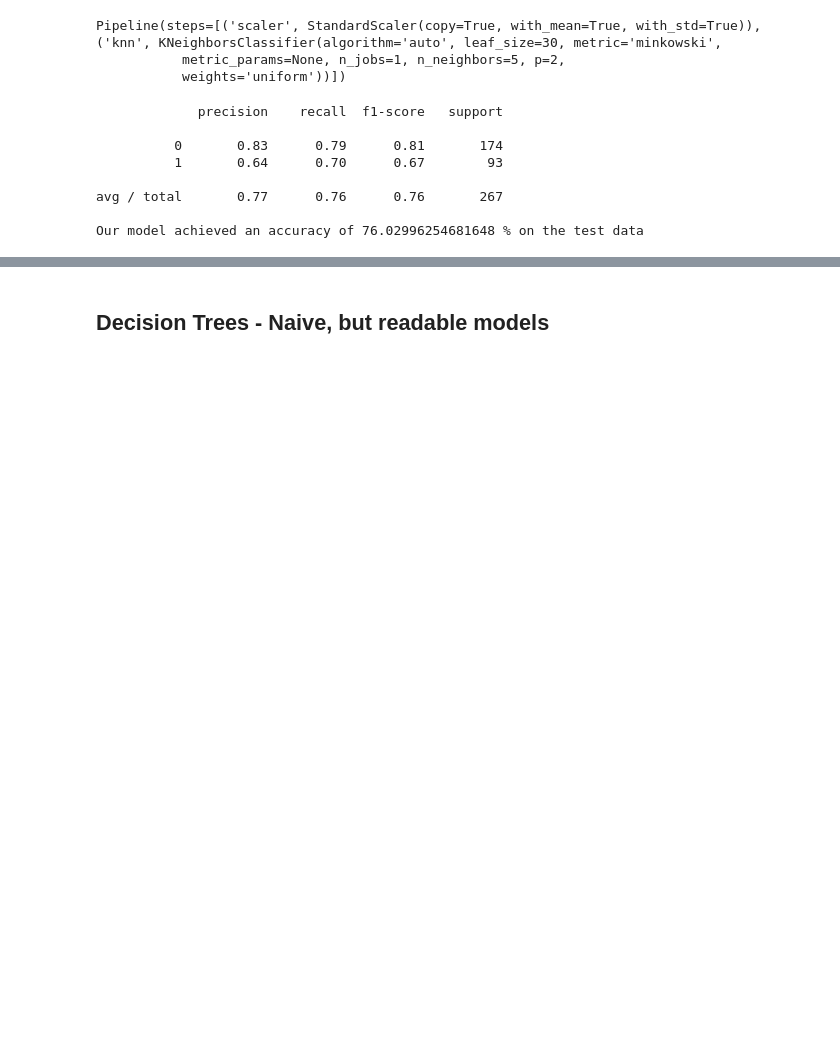
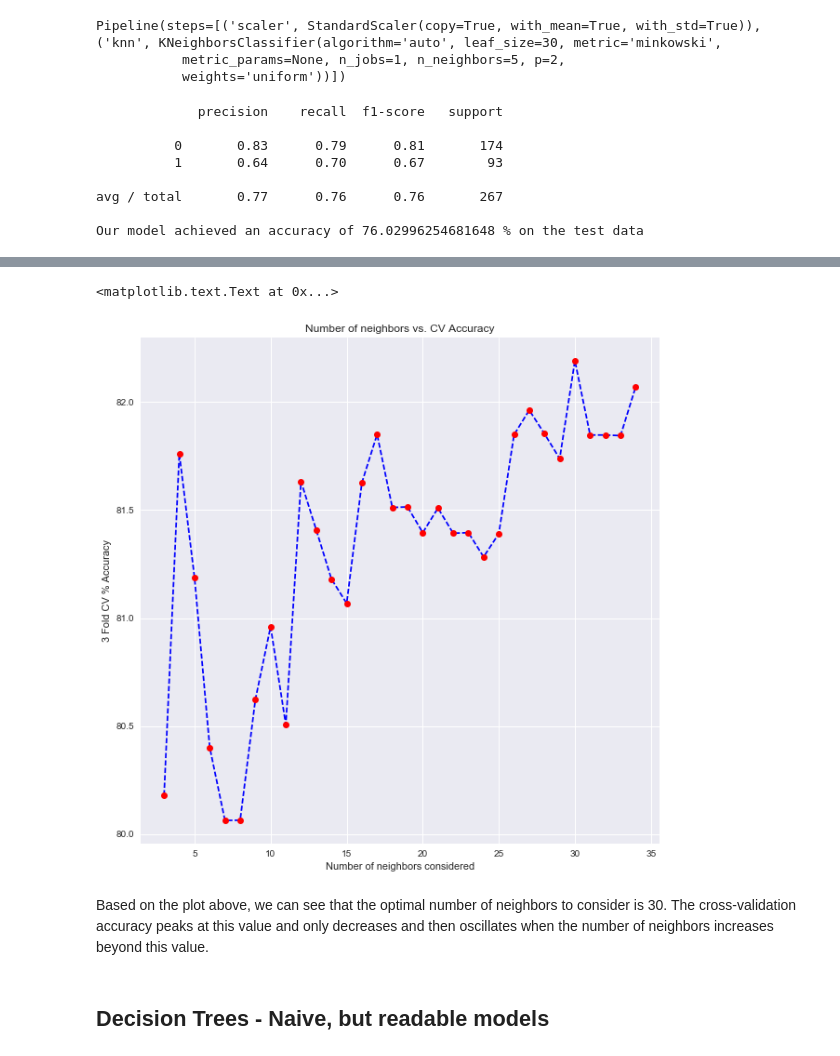
Before and after one commit to AmolMavuduru/IntroToMachineLearning, a Jupyter notebook: Intro to Machine Learning.ipynb, the cells around one changed output, grey strips where cells are left out. Cells and saved outputs as stored; diff of their text form; code cells hidden in the pictures; blank space fills up the shorter version.

```diff
--- a/Intro to Machine Learning.ipynb
+++ b/Intro to Machine Learning.ipynb
@@ -427,3 +437,29 @@ Our model achieved an accuracy of 76.02996254681648 % on the test data
+# %%
+from sklearn.model_selection import cross_val_score
+k_range = range(3,35)
+accuracies = []
+
+def average(X):
+
+    return sum(X)/len(X)
+
+for k in k_range:
+
+    knn_pipeline = Pipeline([('scaler', StandardScaler()), ('knn', KNeighborsClassifier(n_neighbors=k))])
+    cv_results = cross_val_score(knn_pipeline, X, y, scoring='accuracy', cv=11)
+    avg_percent_accuracy = 100*average(cv_results)
+    accuracies.append(avg_percent_accuracy)
+
+plt.figure(figsize=(10,10))
+plt.plot(k_range, accuracies, color='blue', linestyle='dashed', marker='o', markerfacecolor='red')
+plt.xlabel("Number of neighbors considered")
+plt.ylabel("3 Fold CV % Accuracy")
+plt.title("Number of neighbors vs. CV Accuracy")
+# %% [output]
+<matplotlib.text.Text at 0x...>
+[figure, added]
+# %% [markdown]
+Based on the plot above, we can see that the optimal number of neighbors to consider is 30. The cross-validation accuracy peaks at this value and only decreases and then oscillates when the number of neighbors increases beyond this value.
 # %% [markdown]
 ## Decision Trees - Naive, but readable models
 # %% [markdown]
```
Also changed, not shown: parts of 14 cells of this notebook.
